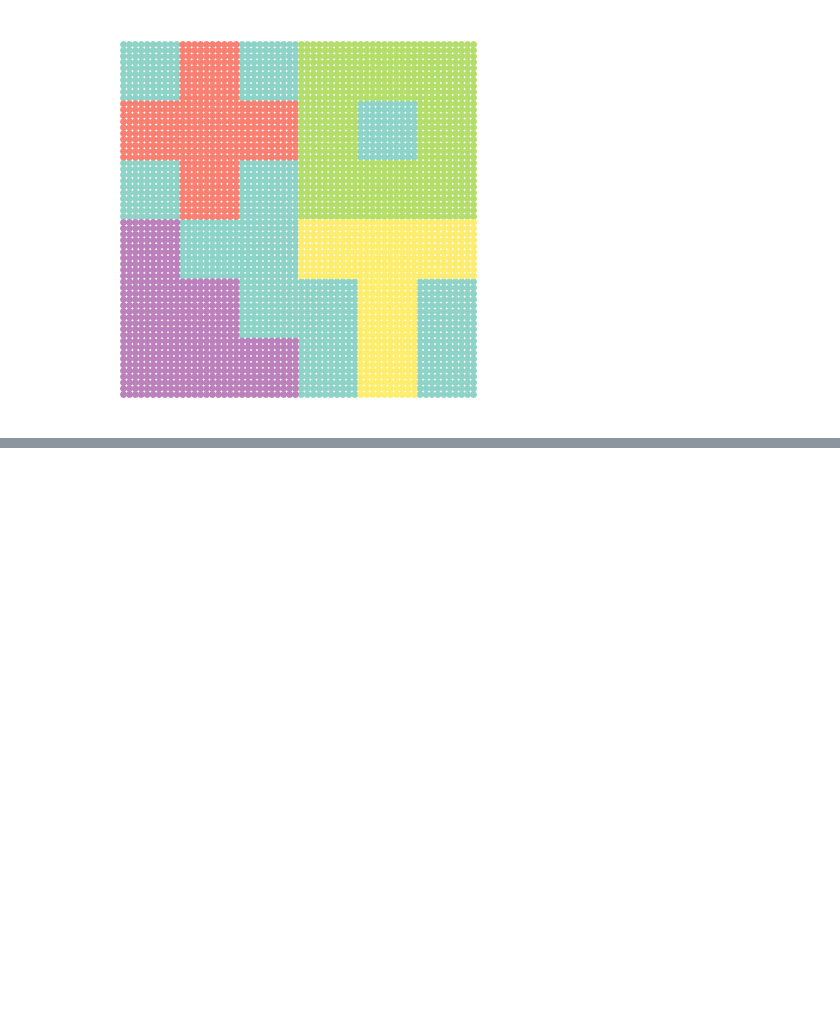
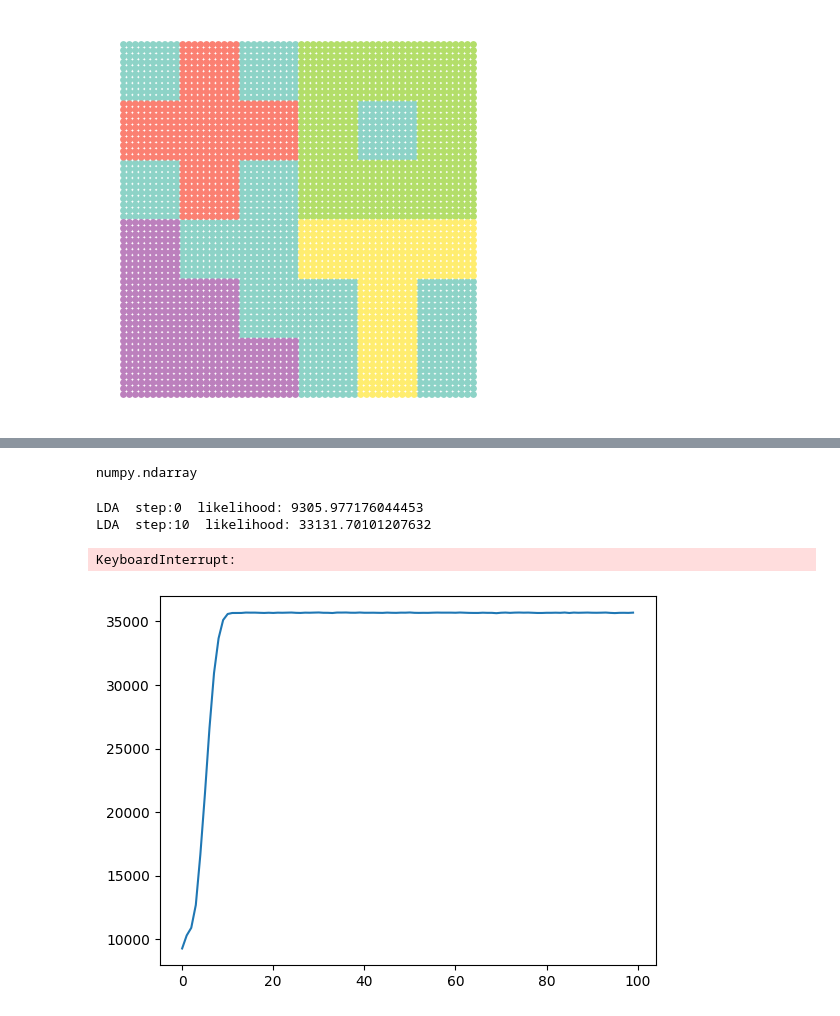
Before and after one commit to craigfouts/asterism, a Jupyter notebook: notebooks/sandbox.ipynb, the cells around one changed output, grey strips where cells are left out. Cells and saved outputs as stored; diff of their text form; code cells hidden in the pictures; blank space fills up the shorter version.

```diff
--- a/notebooks/sandbox.ipynb
+++ b/notebooks/sandbox.ipynb
@@ -73,0 +451,18 @@ show_dataset(data, topics)
+# %%
+type(data)
+# %% [output]
+numpy.ndarray
+# %%
+model = GibbsLDA()
+topics = model.fit_predict(data, verbosity=2)
+show_dataset(data, topics)
+# %% [output]
+LDA  step:0  likelihood: 9305.977176044453
+LDA  step:10  likelihood: 33131.70101207632
+KeyboardInterrupt:
+# %%
+arr = np.arange(len(model.log))
+plt.plot(arr, model.log)
+plt.show()
+# %% [output]
+[figure, added]
```
Also changed, not shown: parts of 14 cells of this notebook, 6 other files.
